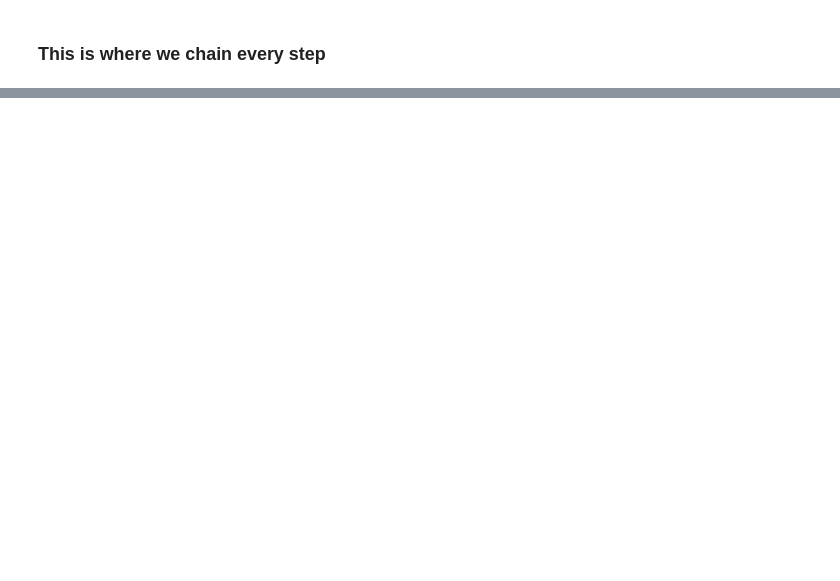
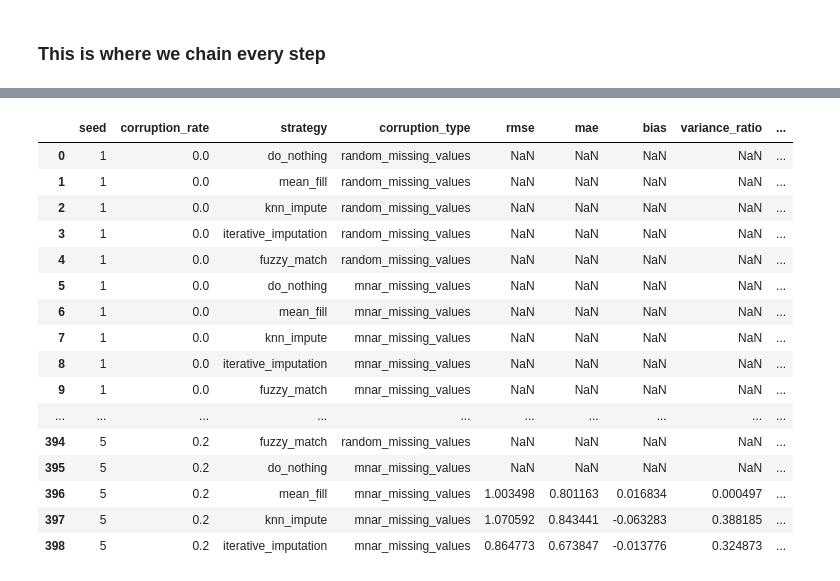
Before and after one commit to Northernstud/when-cleaning-helps, a Jupyter notebook: notebook/scratch_notebook.ipynb, the cells around one changed output, grey strips where cells are left out. Drawn from its saved outputs; the diff is of its cells as text; code cells hidden in the pictures; blank space fills up the shorter version.

```diff
--- a/notebook/scratch_notebook.ipynb
+++ b/notebook/scratch_notebook.ipynb
@@ -74,0 +71,23 @@ parquet
+# %%
+pd.set_option("display.max_rows", None)
+pd.set_option("display.max_columns", None)
+
+parquet
+# %% [output]
+|  | seed | corruption_rate | strategy | corruption_type | rmse | mae | bias | variance_ratio | ... |
+| 0 | 1 | 0.0 | do_nothing | random_missing_values | NaN | NaN | NaN | NaN | ... |
+| 1 | 1 | 0.0 | mean_fill | random_missing_values | NaN | NaN | NaN | NaN | ... |
+| 2 | 1 | 0.0 | knn_impute | random_missing_values | NaN | NaN | NaN | NaN | ... |
+| 3 | 1 | 0.0 | iterative_imputation | random_missing_values | NaN | NaN | NaN | NaN | ... |
+| 4 | 1 | 0.0 | fuzzy_match | random_missing_values | NaN | NaN | NaN | NaN | ... |
+| 5 | 1 | 0.0 | do_nothing | mnar_missing_values | NaN | NaN | NaN | NaN | ... |
+| 6 | 1 | 0.0 | mean_fill | mnar_missing_values | NaN | NaN | NaN | NaN | ... |
+| 7 | 1 | 0.0 | knn_impute | mnar_missing_values | NaN | NaN | NaN | NaN | ... |
+| 8 | 1 | 0.0 | iterative_imputation | mnar_missing_values | NaN | NaN | NaN | NaN | ... |
+| 9 | 1 | 0.0 | fuzzy_match | mnar_missing_values | NaN | NaN | NaN | NaN | ... |
+| ... | ... | ... | ... | ... | ... | ... | ... | ... | ... |
+| 394 | 5 | 0.2 | fuzzy_match | random_missing_values | NaN | NaN | NaN | NaN | ... |
+| 395 | 5 | 0.2 | do_nothing | mnar_missing_values | NaN | NaN | NaN | NaN | ... |
+| 396 | 5 | 0.2 | mean_fill | mnar_missing_values | 1.003498 | 0.801163 | 0.016834 | 0.000497 | ... |
+| 397 | 5 | 0.2 | knn_impute | mnar_missing_values | 1.070592 | 0.843441 | -0.063283 | 0.388185 | ... |
+| 398 | 5 | 0.2 | iterative_imputation | mnar_missing_values | 0.864773 | 0.673847 | -0.013776 | 0.324873 | ... |
```
Also changed, not shown: parts of 1 cell of this notebook, 4 other files.
